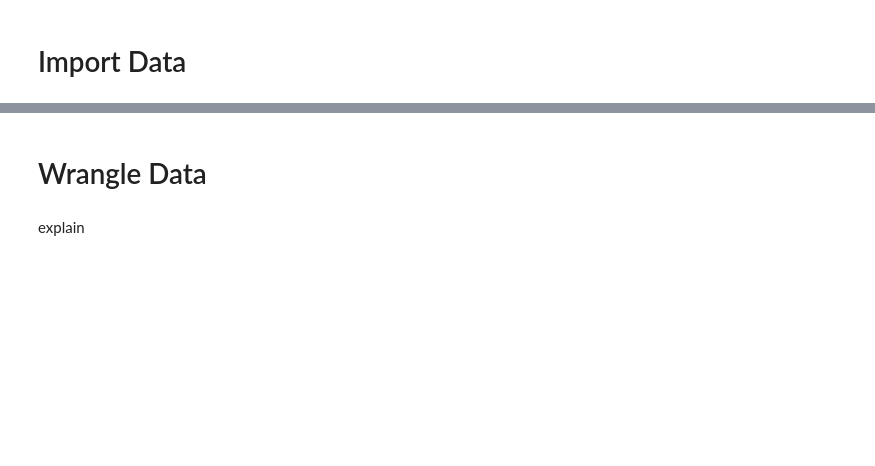
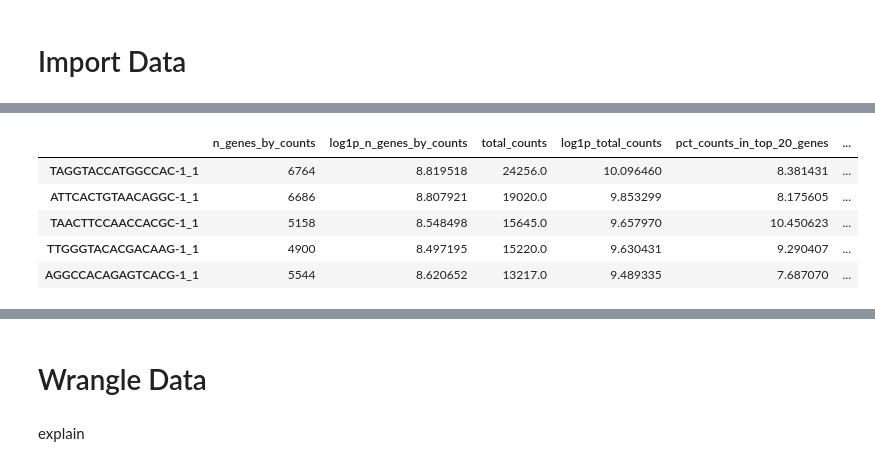
Before and after one commit to MikiasHWT/scRNA_Lethal_Covid19_Analysis, a Jupyter notebook: scRNA_Lethal_Covid19_Analysis.ipynb, the cells around one changed output, grey strips where cells are left out. Cells and saved outputs as stored; diff of their text form; code cells hidden in the pictures; blank space fills up the shorter version.

```diff
--- a/scRNA_Lethal_Covid19_Analysis.ipynb
+++ b/scRNA_Lethal_Covid19_Analysis.ipynb
@@ -102,0 +261,10 @@ Directory is empty
+# %%
+# View newly added cell variables
+adata.obs.head()
+# %% [output]
+|  | n_genes_by_counts | log1p_n_genes_by_counts | total_counts | log1p_total_counts | pct_counts_in_top_20_genes | ... |
+| TAGGTACCATGGCCAC-1_1 | 6764 | 8.819518 | 24256.0 | 10.096460 | 8.381431 | ... |
+| ATTCACTGTAACAGGC-1_1 | 6686 | 8.807921 | 19020.0 | 9.853299 | 8.175605 | ... |
+| TAACTTCCAACCACGC-1_1 | 5158 | 8.548498 | 15645.0 | 9.657970 | 10.450623 | ... |
+| TTGGGTACACGACAAG-1_1 | 4900 | 8.497195 | 15220.0 | 9.630431 | 9.290407 | ... |
+| AGGCCACAGAGTCACG-1_1 | 5544 | 8.620652 | 13217.0 | 9.489335 | 7.687070 | ... |
```
Also changed, not shown: parts of 22 cells of this notebook, 1 other file.
